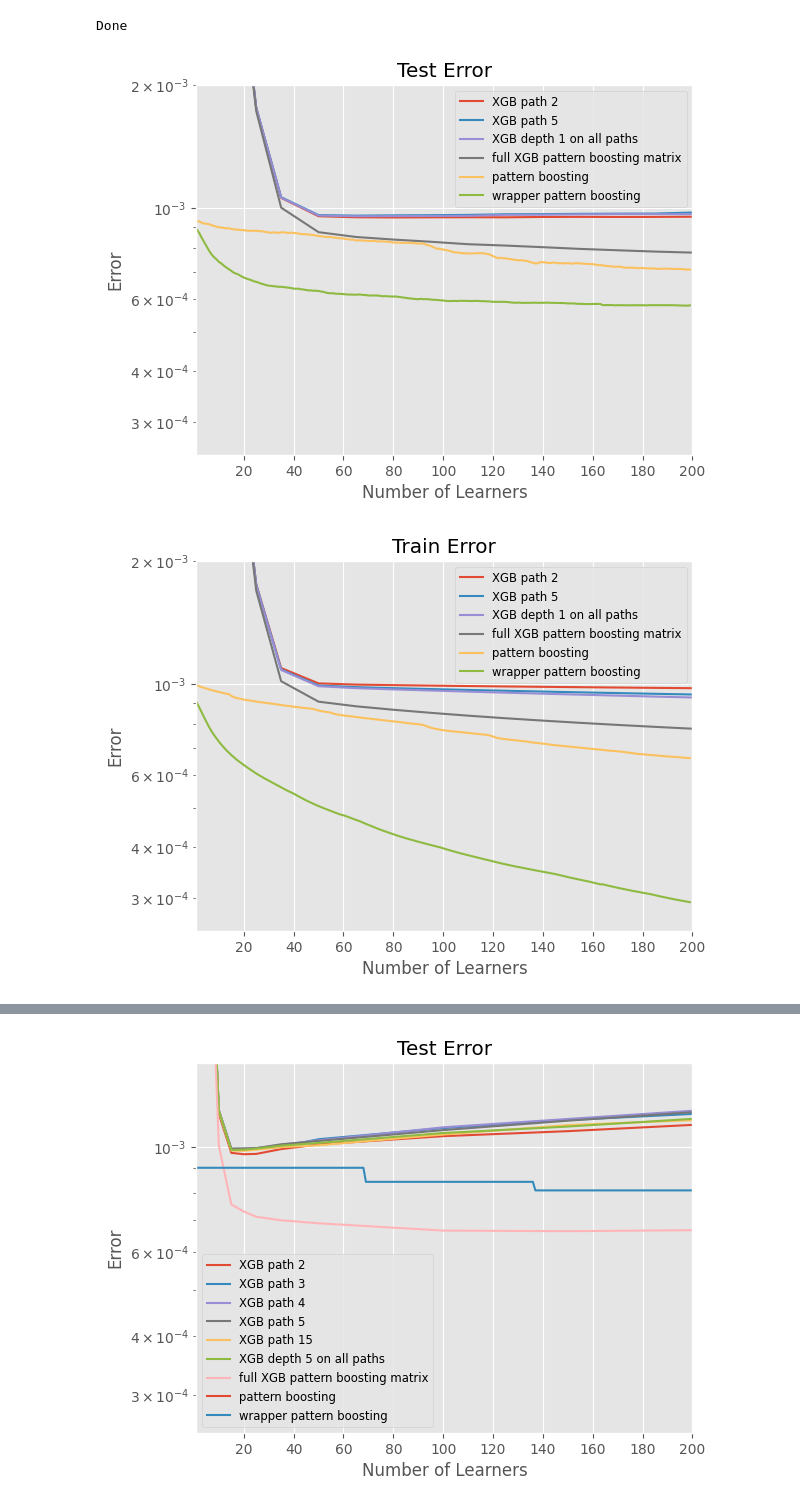
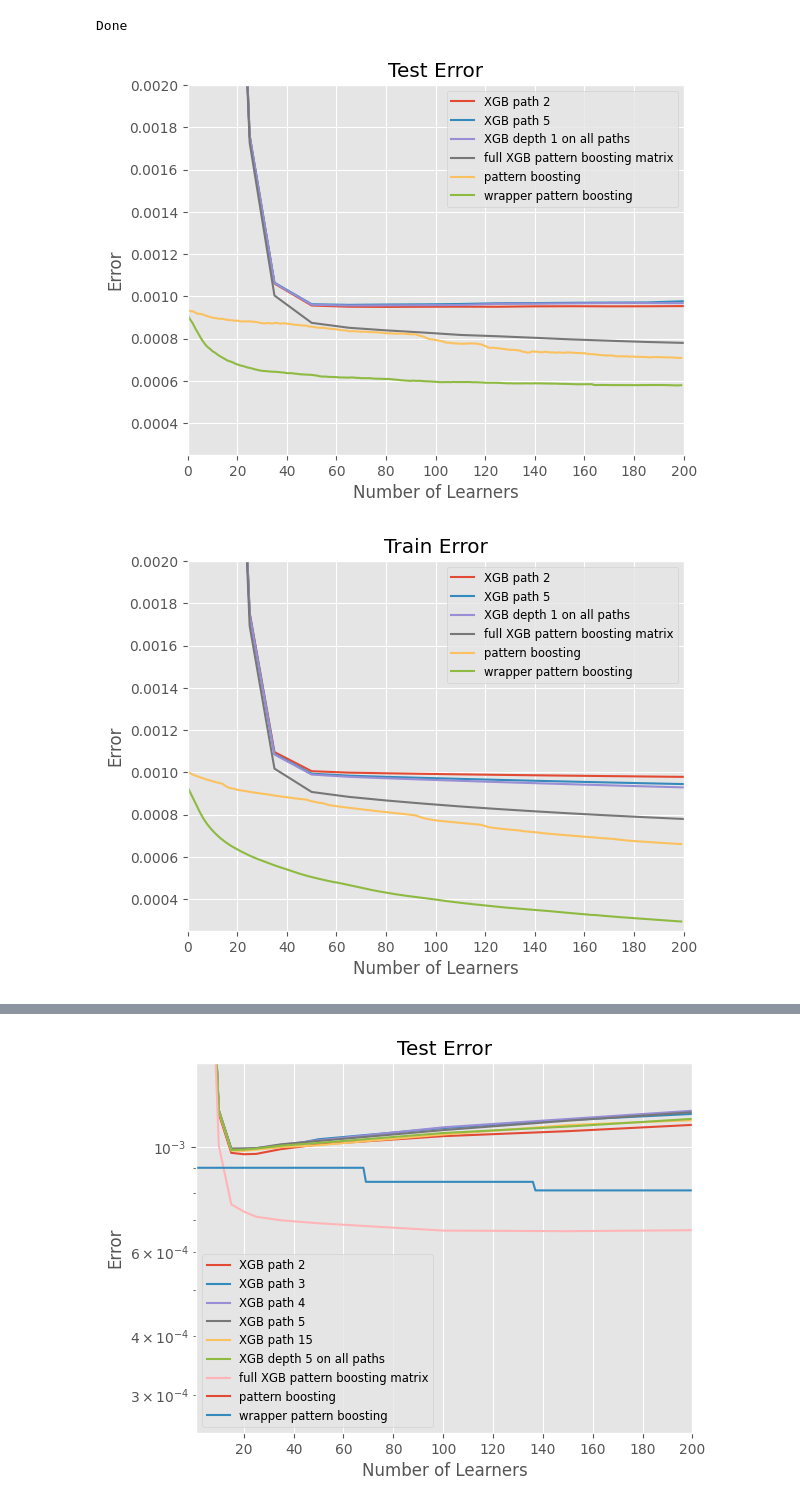
Before and after one commit to Claudio-Me/Path-Boosting-Public, a Jupyter notebook: wrapped_boosting_analysis.ipynb, the cells around one changed output, grey strips where cells are left out. Cells and saved outputs as stored; diff of their text form; code cells hidden in the pictures.

```diff
--- a/wrapped_boosting_analysis.ipynb
+++ b/wrapped_boosting_analysis.ipynb
@@ -426,36 +426,36 @@ def plot_error_evolution(error_list: List[List[float]],
     fig, ax = plt.subplots()
 
     for error, number_of_learners, label in zip(error_list, number_of_learners_list, labels):
-        ax.plot(number_of_learners, error, label=label)
+        ax.plot(list(number_of_learners), list(error), label=label)
 
     ax.xaxis.set_major_locator(MaxNLocator(integer=True))  # Force x-axis to show only integer values
 
     if x_lim is not None:
         ax.set_xlim(x_lim)
 
     if y_lim is not None:
         ax.set_ylim(y_lim)
 
     ax.set_xlabel('Number of Learners')
     ax.set_ylabel('Error')
     ax.set_title(title)
     ax.legend()
-    ax.set_yscale('log')
+    #ax.set_yscale('log')
     ax.legend(fontsize=legend_fontsize)  # Set the legend font size
     ax.grid(True)
 
     plt.show()
 
 
 y_lim = (0.00025, 0.002)
-x_lim = (1, 200)
+x_lim = (0, 200)
 
 plot_error_evolution(errors_test_list, n_learners_list, labels_list, title="Test Error", y_lim=y_lim,
                      x_lim=x_lim)
 plot_error_evolution(errors_train_list, n_learners_list, labels_list, title="Train Error", y_lim=y_lim,
                      x_lim=x_lim)
 
 #----------------------------------------------------------------------------------------------------------------------------------------------------------------------------------
 # %% [output]
-[figure, old version]
+[figure, new version]
-[figure, old version]
+[figure, new version]
```
Also changed, not shown: parts of 4 cells of this notebook, 5 other files.
